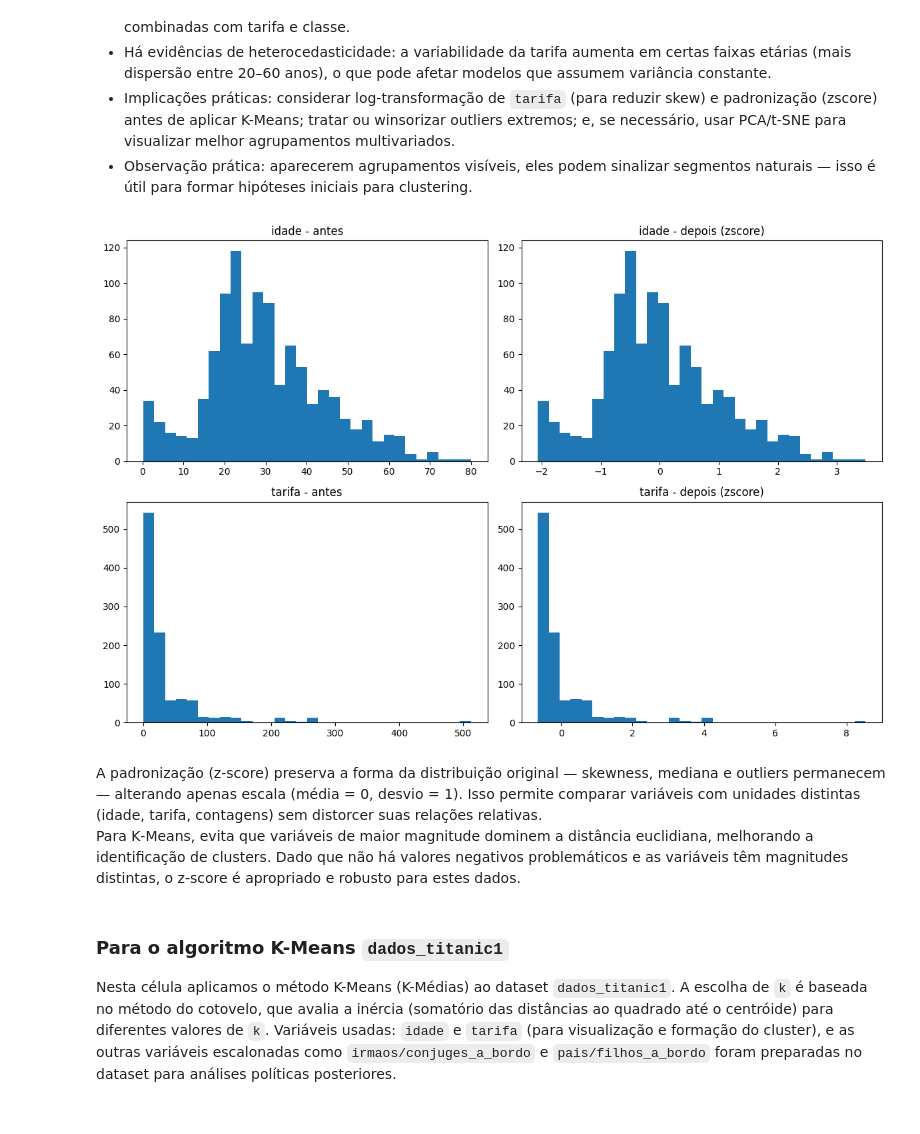
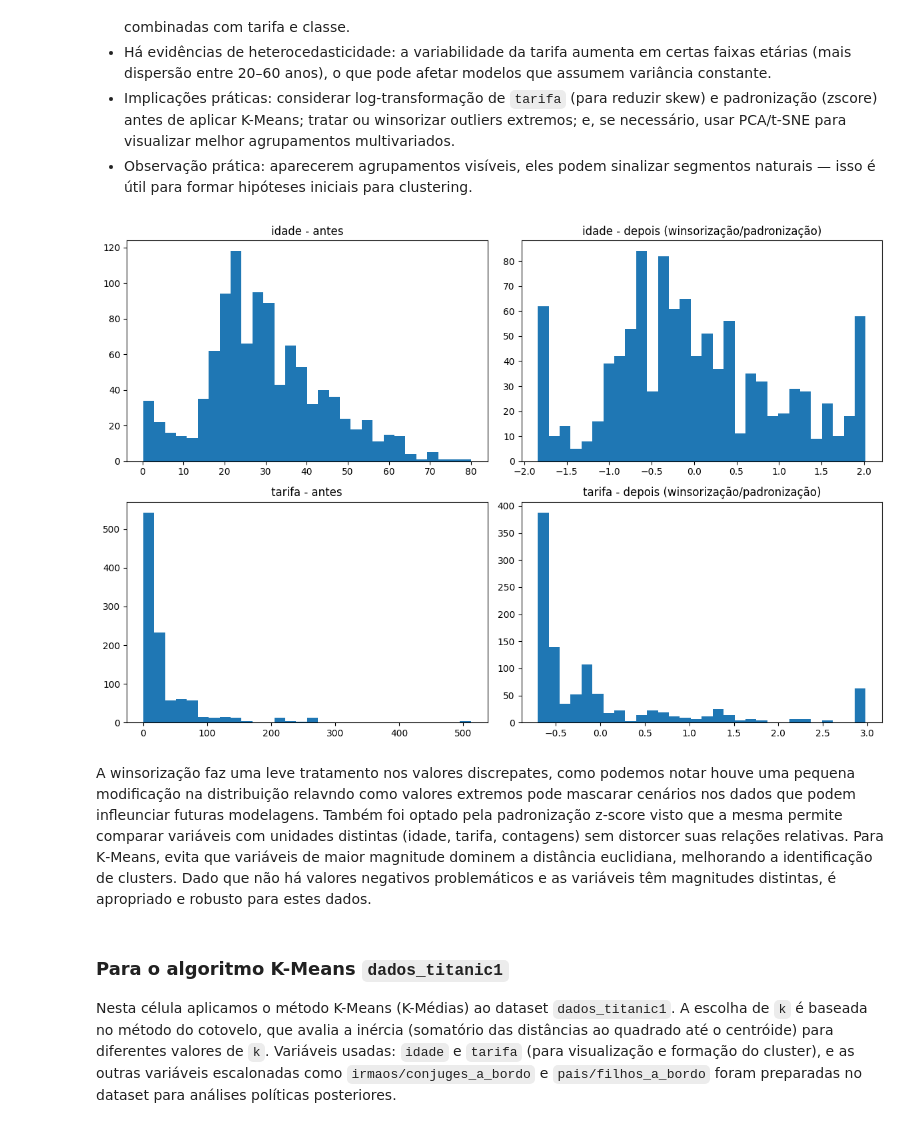
Before and after one commit to Fabiano01EST/Python-Aplication-Data-Base-Titanic, a Jupyter notebook: aplicação_pyhton.ipynb, the cells around one changed output. Drawn from its saved outputs; the diff is of its cells as text; code cells hidden in the pictures.

```diff
--- a/aplicação_pyhton.ipynb
+++ b/aplicação_pyhton.ipynb
@@ -352,36 +344,49 @@ sns.pairplot(dados_numeric)
 - Implicações práticas: considerar log-transformação de `tarifa` (para reduzir skew) e padronização (zscore) antes de aplicar K-Means; tratar ou winsorizar outliers extremos; e, se necessário, usar PCA/t‑SNE para visualizar melhor agrupamentos multivariados.
 - Observação prática: aparecerem agrupamentos visíveis, eles podem sinalizar segmentos naturais — isso é útil para formar hipóteses iniciais para clustering.
 # %%
-from sklearn.preprocessing import StandardScaler, MinMaxScaler
-import numpy as np
+import pandas as pd
+import matplotlib.pyplot as plt
+from sklearn.preprocessing import StandardScaler
 
-# Exemplo de uso da função convert_to_same_units
-import matplotlib.pyplot as plt
-# Selecionar colunas
-cols = ['idade','tarifa', "irmaos/conjuges_a_bordo", "pais/filhos_a_bordo"]
-X = dados_titanic1[cols]
+# Selecionar colunas numéricas
+cols = ['idade', 'tarifa']
+X = dados_titanic1[cols].copy()
 
-# Também é possível usar a função apenas para retornar um dataset escalado sem alterar o DataFrame original:
-X_scaled_df, scaler = convert_to_same_units(dados_titanic1, cols, method='zscore', return_scaler=True)
-#print('Depois (amostra):')
-#display(X_scaled_df.describe())
+# Winsorização (5% – 95%) por coluna
+X_wins = X.copy()
+for c in cols:
+    q_low = X[c].quantile(0.05)
+    q_high = X[c].quantile(0.95)
+    X_wins[c] = X[c].clip(lower=q_low, upper=q_high)
 
-# Histogramas antes / depois
-fig, axes = plt.subplots(2,2, figsize=(12,8))
-axes[0,0].hist(X['idade'].dropna(), bins=30); axes[0,0].set_title('idade - antes')
-axes[0,1].hist(X_scaled_df['idade'].dropna(), bins=30); axes[0,1].set_title('idade - depois (zscore)')
-axes[1,0].hist(X['tarifa'].dropna(), bins=30); axes[1,0].set_title('tarifa - antes')
-axes[1,1].hist(X_scaled_df['tarifa'].dropna(), bins=30); axes[1,1].set_title('tarifa - depois (zscore)')
-plt.tight_layout(); plt.show()
+scaler = StandardScaler()
+X_final = pd.DataFrame(
+    scaler.fit_transform(X_wins),
+    columns=cols,
+    index=X.index
+)
 
-# Exemplos adicionais:
-# X_minmax, scaler = convert_to_same_units(dados_titanic1, cols, method='minmax', return_scaler=True)
-# X_log, scaler = convert_to_same_units(dados_titanic1, ['tarifa'], method='minmax', log_transform=True, return_scaler=True)
+# Histogramas antes / depois (winsorização)
+fig, axes = plt.subplots(2, 2, figsize=(12, 8))
+
+axes[0, 0].hist(X['idade'].dropna(), bins=30)
+axes[0, 0].set_title('idade - antes')
+
+axes[0, 1].hist(X_final['idade'].dropna(), bins=30)
+axes[0, 1].set_title('idade - depois (winsorização/padronização)')
+
+axes[1, 0].hist(X['tarifa'].dropna(), bins=30)
+axes[1, 0].set_title('tarifa - antes')
+
+axes[1, 1].hist(X_final['tarifa'].dropna(), bins=30)
+axes[1, 1].set_title('tarifa - depois (winsorização/padronização)')
+
+plt.tight_layout()
+plt.show()
 # %% [output]
-[figure, old version]
+[figure, new version]
 # %% [markdown]
-A padronização (z‑score) preserva a forma da distribuição original — skewness, mediana e outliers permanecem — alterando apenas escala (média = 0, desvio = 1).  Isso permite comparar variáveis com unidades distintas (idade, tarifa, contagens) sem distorcer suas relações relativas.
-Para K‑Means, evita que variáveis de maior magnitude dominem a distância euclidiana, melhorando a identificação de clusters.  Dado que não há valores negativos problemáticos e as variáveis têm magnitudes distintas, o z‑score é apropriado e robusto para estes dados.
+A winsorização faz uma leve tratamento nos valores discrepates, como podemos notar houve uma pequena modificação na distribuição relavndo como valores extremos pode mascarar cenários nos dados que podem infleunciar futuras modelagens. Também foi optado pela padronização z-score visto que a mesma permite comparar variáveis com unidades distintas (idade, tarifa, contagens) sem distorcer suas relações relativas. Para K‑Means, evita que variáveis de maior magnitude dominem a distância euclidiana, melhorando a identificação de clusters.  Dado que não há valores negativos problemáticos e as variáveis têm magnitudes distintas, é apropriado e robusto para estes dados.
 # %% [markdown]
 ### Para o algoritmo K-Means `dados_titanic1`
 Nesta célula aplicamos o método K-Means (K-Médias) ao dataset `dados_titanic1`. A escolha de `k` é baseada no método do cotovelo, que avalia a inércia (somatório das distâncias ao quadrado até o centróide) para diferentes valores de `k`.
```
Also changed, not shown: parts of 10 cells of this notebook.
